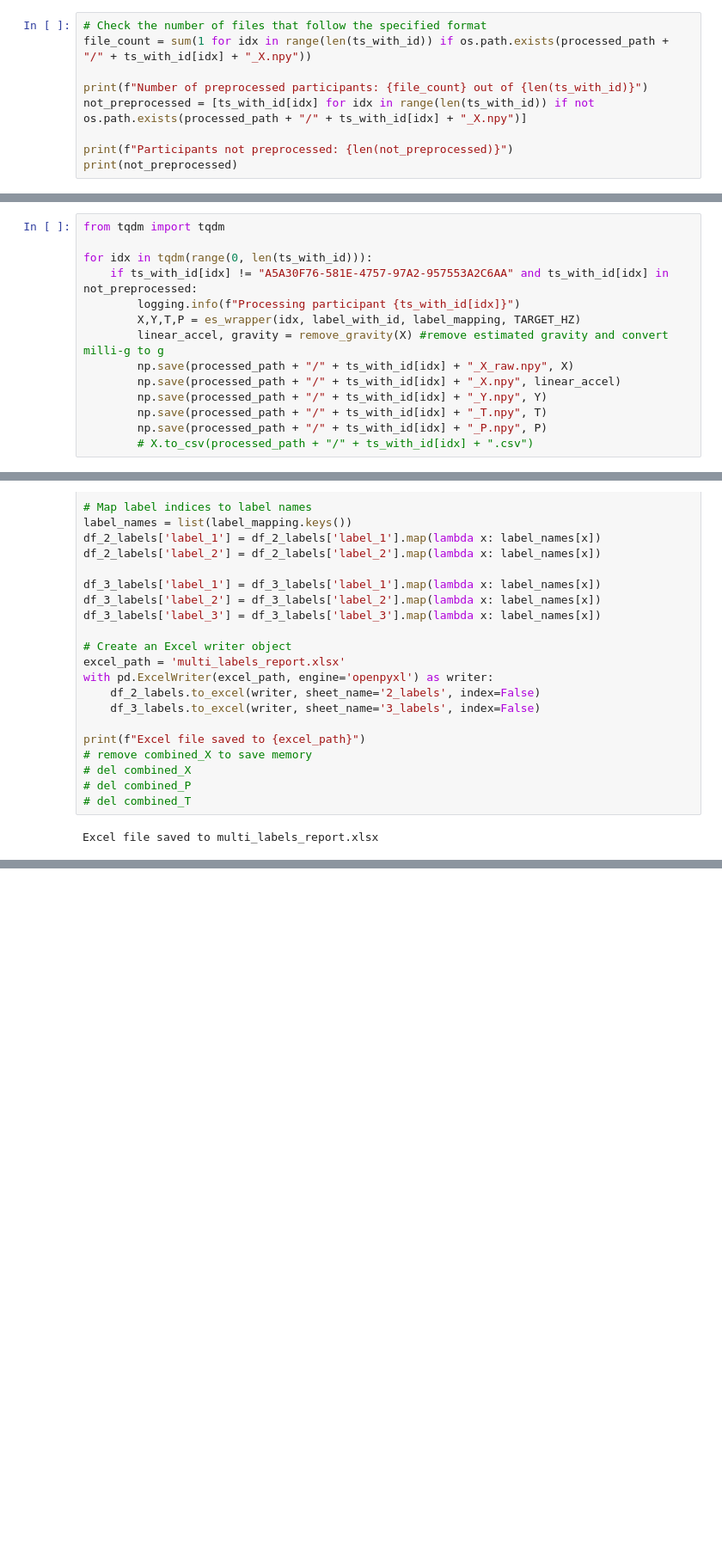
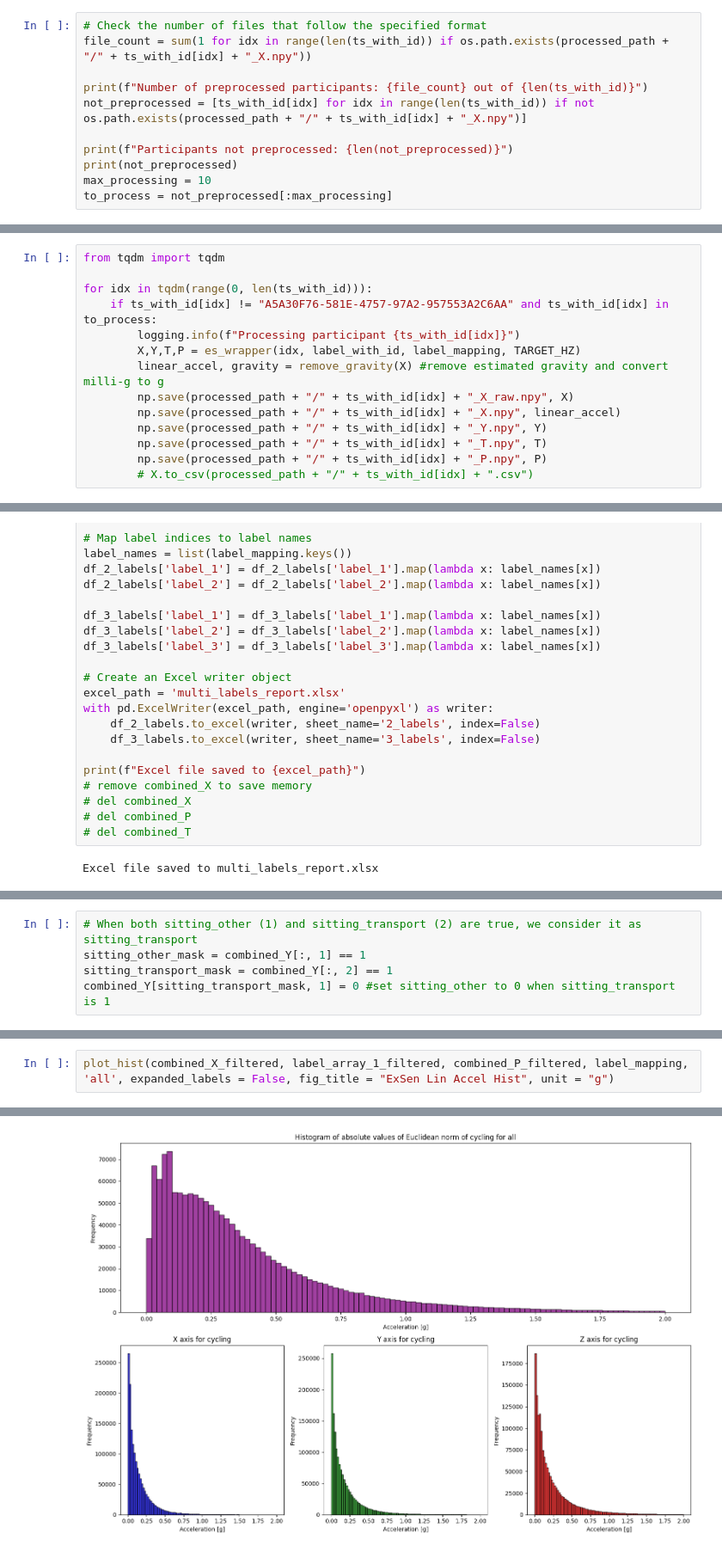
Before and after one commit to h-khayami/ssl-wearables, a Jupyter notebook: data_parsing/ExtraSensory_time_series_wrapper-final.ipynb, the cells around one changed output, grey strips where cells are left out. Shown at 86% size. Drawn from its saved outputs; the diff is of its cells as text; blank space fills up the shorter version.

```diff
--- a/data_parsing/ExtraSensory_time_series_wrapper-final.ipynb
+++ b/data_parsing/ExtraSensory_time_series_wrapper-final.ipynb
@@ -25,6 +25,8 @@ not_preprocessed = [ts_with_id[idx] for idx in range(len(ts_with_id)) if not os.
 
 print(f"Participants not preprocessed: {len(not_preprocessed)}")
 print(not_preprocessed)
+max_processing = 10
+to_process = not_preprocessed[:max_processing]
 # %% [output]
 Number of preprocessed participants: 55 out of 56
 Participants not preprocessed: 1
@@ -275,7 +278,7 @@ def remove_gravity(X):
 from tqdm import tqdm
 
 for idx in tqdm(range(0, len(ts_with_id))):
-    if ts_with_id[idx] != "A5A30F76-581E-4757-97A2-957553A2C6AA" and ts_with_id[idx] in not_preprocessed:
+    if ts_with_id[idx] != "A5A30F76-581E-4757-97A2-957553A2C6AA" and ts_with_id[idx] in to_process:
         logging.info(f"Processing participant {ts_with_id[idx]}")
         X,Y,T,P = es_wrapper(idx, label_with_id, label_mapping, TARGET_HZ)
         linear_accel, gravity = remove_gravity(X) #remove estimated gravity and convert milli-g to g
@@ -638,0 +608,5 @@ Excel file saved to multi_labels_report.xlsx
+# %%
+# When both sitting_other (1) and sitting_transport (2) are true, we consider it as sitting_transport
+sitting_other_mask = combined_Y[:, 1] == 1
+sitting_transport_mask = combined_Y[:, 2] == 1
+combined_Y[sitting_transport_mask, 1] = 0 #set sitting_other to 0 when sitting_transport is 1
@@ -717,0 +694,3 @@ dtype: int64
+# %%
+plot_hist(combined_X_filtered, label_array_1_filtered, combined_P_filtered, label_mapping, 'all', expanded_labels = False, fig_title = "ExSen Lin Accel Hist", unit = "g")
+# %% [output]
@@ -717,0 +708 @@ dtype: int64
+[figure, added]
```
Also changed, not shown: parts of 19 cells of this notebook.
